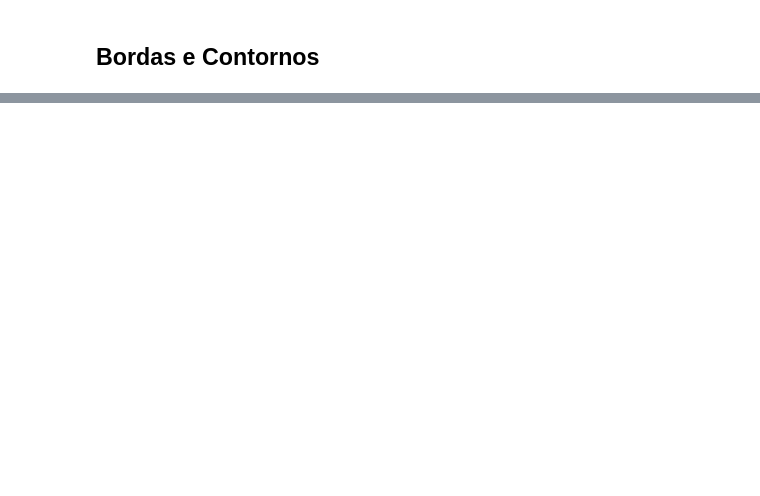
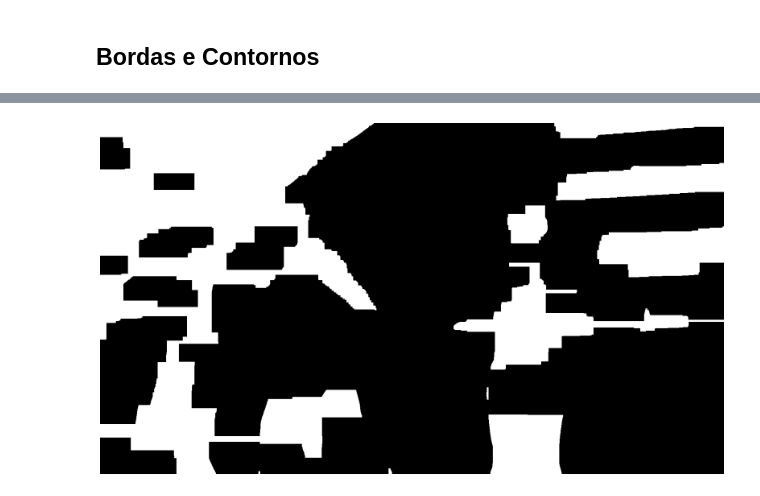
Before and after one commit to bilhalvadiego/detecao-placas, a Jupyter notebook: Aula1.ipynb, the cells around one changed output, grey strips where cells are left out. Drawn from its saved outputs; the diff is of its cells as text; code cells hidden in the pictures; blank space fills up the shorter version.

```diff
--- a/Aula1.ipynb
+++ b/Aula1.ipynb
@@ -421,0 +336,17 @@ PLR3D97
+# %%
+# k = cv2.getStructuringElement(cv2.MORPH_RECT, (40,13))
+k = cv2.getStructuringElement(cv2.MORPH_RECT, (114,47))
+# k = cv2.getStructuringElement(cv2.MORPH_RECT, (22,15))
+
+sobel_x = cv2.GaussianBlur(sobel_x, (5,5), 0)
+sobel_x = cv2.morphologyEx(sobel_x, cv2.MORPH_CLOSE, k)
+
+plt.figure(figsize=(20,12))
+plt.axis("off")
+plt.imshow(sobel_x, cmap=('gray'));
+
+valor, thresh = cv2.threshold(sobel_x, 0, 255, cv2.THRESH_BINARY | cv2.THRESH_OTSU)
+
+plt.figure(figsize=(20,12))
+plt.axis("off")
+plt.imshow(thresh, cmap=('gray'));
@@ -421,0 +356,12 @@ PLR3D97
+# %%
+k2 = cv2.getStructuringElement(cv2.MORPH_RECT, (3,3))
+
+thresh = cv2.erode(thresh, k2, iterations=2)
+
+thresh = cv2.dilate(thresh, k2, iterations=2)
+
+plt.figure(figsize=(20,12))
+plt.axis("off")
+plt.imshow(thresh, cmap=('gray'));
+# %% [output]
+[figure, added]
```
Also changed, not shown: parts of 45 cells of this notebook, 2 other files.
